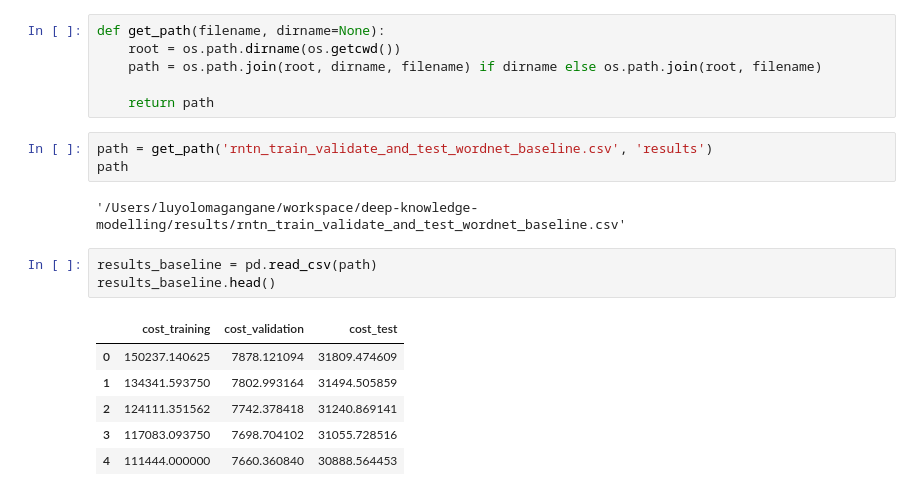
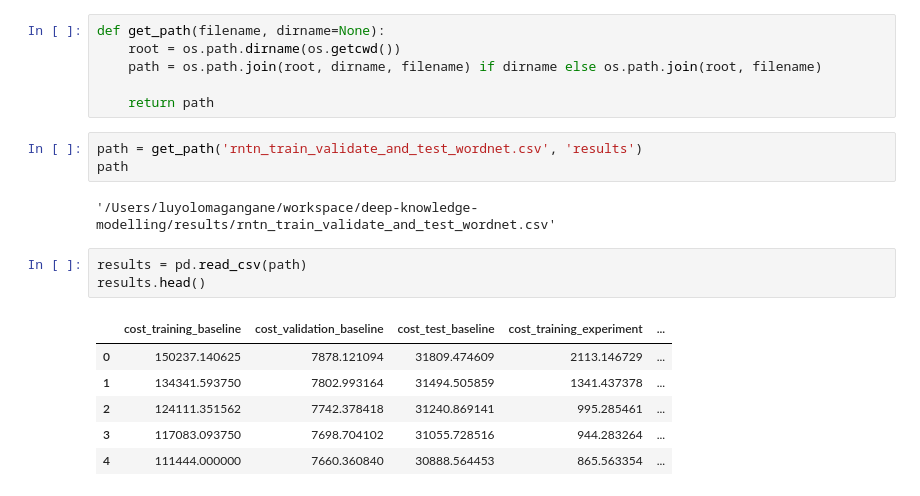
Before and after one commit to xhosaBoy/optimised-neural-tensor-network, a Jupyter notebook: notebooks/Wordnet_Results.ipynb, the cells around one changed output. Drawn from its saved outputs; the diff is of its cells as text.

```diff
--- a/notebooks/Wordnet_Results.ipynb
+++ b/notebooks/Wordnet_Results.ipynb
@@ -15,17 +15,17 @@ def get_path(filename, dirname=None):
 
     return path
 # %%
-path = get_path('rntn_train_validate_and_test_wordnet_baseline.csv', 'results')
+path = get_path('rntn_train_validate_and_test_wordnet.csv', 'results')
 path
 # %% [output]
-'/Users/luyolomagangane/workspace/deep-knowledge-modelling/results/rntn_train_validate_and_test_wordnet_baseline.csv'
+'/Users/luyolomagangane/workspace/deep-knowledge-modelling/results/rntn_train_validate_and_test_wordnet.csv'
 # %%
-results_baseline = pd.read_csv(path)
-results_baseline.head()
+results = pd.read_csv(path)
+results.head()
 # %% [output]
-|  | cost_training | cost_validation | cost_test |
-| 0 | 150237.140625 | 7878.121094 | 31809.474609 |
-| 1 | 134341.593750 | 7802.993164 | 31494.505859 |
-| 2 | 124111.351562 | 7742.378418 | 31240.869141 |
-| 3 | 117083.093750 | 7698.704102 | 31055.728516 |
-| 4 | 111444.000000 | 7660.360840 | 30888.564453 |
+|  | cost_training_baseline | cost_validation_baseline | cost_test_baseline | cost_training_experiment | ... |
+| 0 | 150237.140625 | 7878.121094 | 31809.474609 | 2113.146729 | ... |
+| 1 | 134341.593750 | 7802.993164 | 31494.505859 | 1341.437378 | ... |
+| 2 | 124111.351562 | 7742.378418 | 31240.869141 | 995.285461 | ... |
+| 3 | 117083.093750 | 7698.704102 | 31055.728516 | 944.283264 | ... |
+| 4 | 111444.000000 | 7660.360840 | 30888.564453 | 865.563354 | ... |
```
Also changed, not shown: parts of 19 cells of this notebook, 3 other files.
